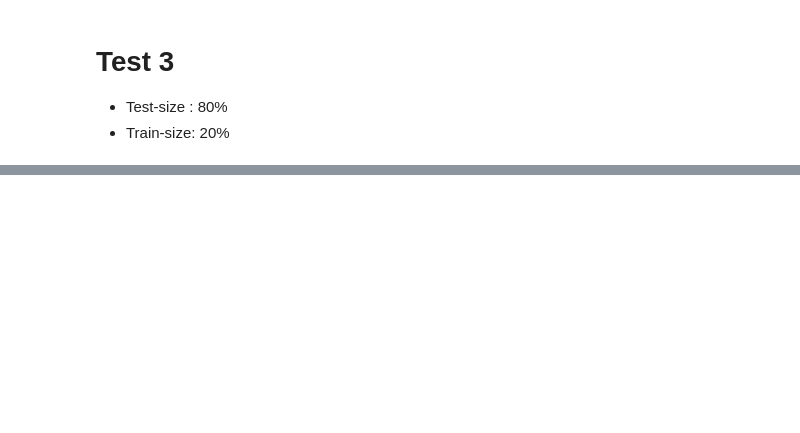
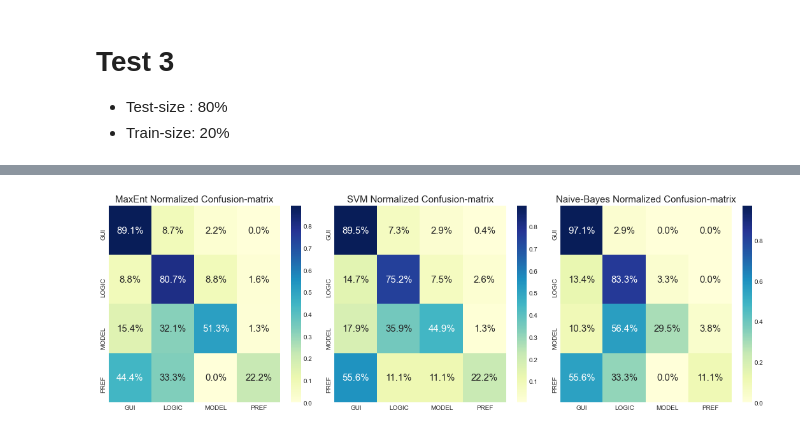
Before and after one commit to alexanderflorean/BSc-JavSoCoClassifier, a Jupyter notebook: jupyter/laoa_preprocess.ipynb, the cells around one changed output, grey strips where cells are left out. Cells and saved outputs as stored; diff of their text form; code cells hidden in the pictures; blank space fills up the shorter version.

```diff
--- a/jupyter/laoa_preprocess.ipynb
+++ b/jupyter/laoa_preprocess.ipynb
@@ -198,3 +263,14 @@ plt.show()
 # Test 3
 - Test-size : 80%
 - Train-size: 20%
+# %%
+test_size=0.80
+fold_quantity = 10
+feature_representation = CountVectorizer()
+# Train and gather evaluation metrics
+confusion_list = []
+
+evaluate = Eva.Evaluation(df_sliced, feature_representation, test_size, fold_quantity)
+classifier_max_ent , metrics_max_ent = evaluate.evaluate_MaxEnt()
+classifier_svm , metrics_svm = evaluate.evaluate_SVM()
+classifier_naive, metrics_naive = evaluate.evaluate_Naive_Bayes()
@@ -200,0 +280,12 @@ plt.show()
+# %%
+fig, axis = plt.subplots(1,3, figsize=(15, 5))
+axis[0].set_title(metrics_max_ent.name + " Normalized Confusion-matrix",fontsize = 15)
+axis[1].set_title(metrics_svm.name + " Normalized Confusion-matrix",fontsize = 15)
+axis[2].set_title(metrics_naive.name + " Normalized Confusion-matrix",fontsize = 15)
+fig1 = metrics_max_ent.visualize_normalized_confusion_matrix(axis[0])
+fig2 = metrics_svm.visualize_normalized_confusion_matrix(axis[1])
+fig3 = metrics_naive.visualize_normalized_confusion_matrix(axis[2])
+plt.tight_layout()
+plt.show()
+# %% [output]
+[figure, added]
```
Also changed, not shown: parts of 76 cells of this notebook, 3 other files.
